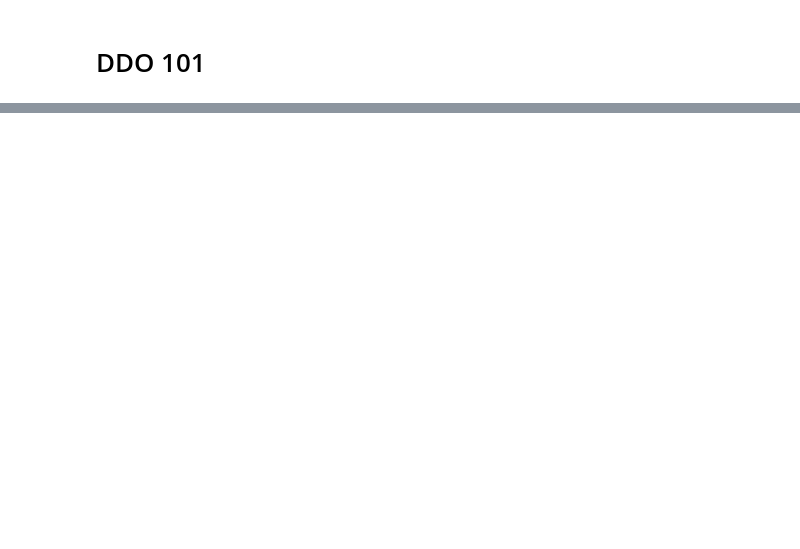
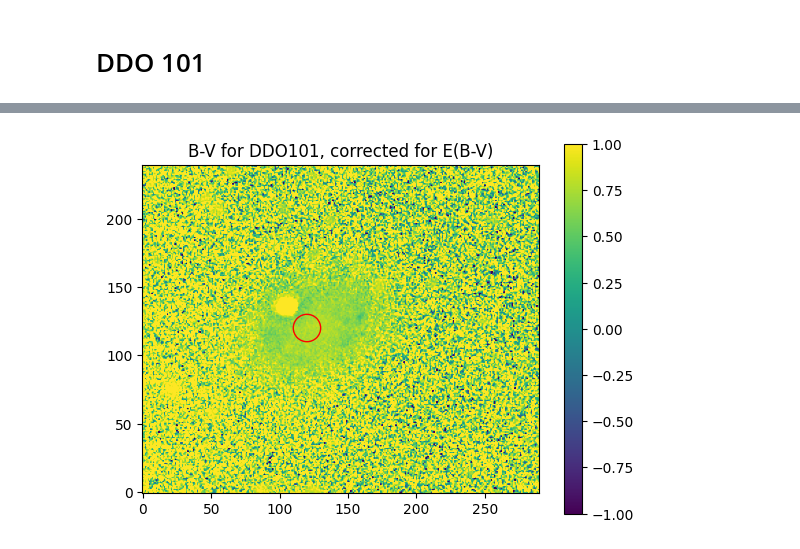
Before and after one commit to SUT-LTG/Aysan-Little-Things, a Jupyter notebook: R_25.ipynb, the cells around one changed output, grey strips where cells are left out. Cells and saved outputs as stored; diff of their text form; code cells hidden in the pictures; blank space fills up the shorter version.

```diff
--- a/R_25.ipynb
+++ b/R_25.ipynb
@@ -259,0 +306,81 @@ Paper value is 1.81 kpc
+# %%
+from matplotlib.patches import Circle
+
+B_V_magnitude_table = b_box - v_box - E_B_V
+
+fig, ax = plt.subplots()
+cax = ax.imshow(B_V_magnitude_table, origin="lower", vmin=-1, vmax=+1)
+plt.colorbar(cax)
+plt.title(f"B-V for {galaxy_name}, corrected for E(B-V)")
+
+center_x, center_y = 120, 120  # example coordinates
+radius = 10  # example radius
+
+# Add a circle to the plot
+circle = Circle((center_x, center_y), radius, color='red', fill=False)
+ax.add_patch(circle)
+
+# Show the plot with the circle
+plt.show()
+
+# Calculate the average value within the circle
+y, x = np.ogrid[:B_V_magnitude_table.shape[0], :B_V_magnitude_table.shape[1]]
+dist_from_center = np.sqrt((x - center_x)**2 + (y - center_y)**2)
+mask = dist_from_center <= radius
+average_B_V_value = np.mean(B_V_magnitude_table[mask])
+print(average_B_V_value)
+#Holmberg magnitude:
+H = float(26.5 + 0.22 + 0.149*(average_B_V_value))
+print(f"Holmberg mag threshold is {H}")
+
+# Contour coordinates
+contour_points_H = ltf.contour_lines_coordinates(b_box, 5, [H])
+x_points_H, y_points_H = contour_points_H
+# Center of mass for ellipse fitting
+image_center_of_mass = ndimage.center_of_mass(b_box)
+x, y = image_center_of_mass[1], image_center_of_mass[0]
+initial_guess = [x, y, (max(x_points_H) - min(x_points_H)) / 2, (max(y_points_H) - min(y_points_H)) / 2, 0]
+# Fit ellipse
+popt_25_H, pcov_25_H = curve_fit(ltf.ellipse, (x_points_H, y_points_H), np.zeros_like(x_points_H), p0=initial_guess)
+xc_H, yc_H, a_H, b_H, theta_H = popt_25_H
+# Plot the image, contour, and ellipse (not reddening corrected)
+fig, ax = plt.subplots()
+ax.imshow(b_box, cmap='gray', origin='lower')
+ax.plot(x_points_H, y_points_H)
+ellipse = Ellipse(xy=(xc, yc), width=2*a_H, height=2*b_H, angle=np.degrees(theta_H), edgecolor='blue', facecolor='none', linewidth=2)
+ax.add_patch(ellipse)
+plt.title(f"Ellipse and Contour for {galaxy_name} B (not corrected for reddening)")
+plt.show()
+
+#-------------------------------------------------------------------------------------------------------------------------------------------------#
+b_box_corrected_H = ltf.correct_reddening_B(b_box, E_B_V)
+contour_points_c_H = ltf.contour_lines_coordinates(b_box_corrected_H, 5, [H])
+x_points_c_H, y_points_c_H = contour_points_c_H
+# Center of mass for ellipse fitting
+image_center_of_mass_c = ndimage.center_of_mass(b_box_corrected_H)
+x, y = image_center_of_mass_c[1], image_center_of_mass_c[0]
+initial_guess_c_H = [x, y, (max(x_points_c_H) - min(x_points_c_H)) / 2, (max(y_points_c_H) - min(y_points_c_H)) / 2, 0]
+# Fit ellipse
+popt_25_c_H, pcov_25_c_H = curve_fit(ltf.ellipse, (x_points_c_H, y_points_c_H), np.zeros_like(x_points_c_H), p0=initial_guess_c_H)
+xc_c_H, yc_c_H, a_c_H, b_c_H, theta_c_H = popt_25_c_H
+# Plot the image, contour, and ellipse (reddening corrected)
+fig, ax = plt.subplots()
+ax.imshow(b_box_corrected_H, cmap='gray', origin='lower')
+cax = ax.imshow(b_box_corrected_H, cmap='gray', origin='lower')
+ax.plot(x_points_c_H, y_points_c_H)
+ellipse_c_H = Ellipse(xy=(xc, yc), width=2*a_c_H, height=2*b_c_H, angle=np.degrees(theta_c_H), edgecolor='blue', facecolor='none', linewidth=2)
+ax.add_patch(ellipse_c_H)
+plt.title(f"R-25 Ellipse and Contour for {galaxy_name} B (corrected for reddening)")
+plt.show()
+
+#-------------------------------------------------------------------------------------------------------------------------------------------------#
+# Calculate the physical size
+a_25_arcsec_H = a_H * pixel_scale
+RH = (D * a_25_arcsec_H) / 206265
+print(f"NOT corrected RH for {galaxy_name} is:", RH * 1000, "kpc")
+a_25_arcsec_c_H = a_c_H * pixel_scale
+RH_c = (D * a_25_arcsec_c_H) / 206265
+print(f"CORRECTED RB 25 for {galaxy_name} is:", RH_c * 1000, "kpc")
+print("Paper value is 2.76 kpc")
+# %% [output]
+[figure, added]
```
Also changed, not shown: parts of 7 cells of this notebook.
